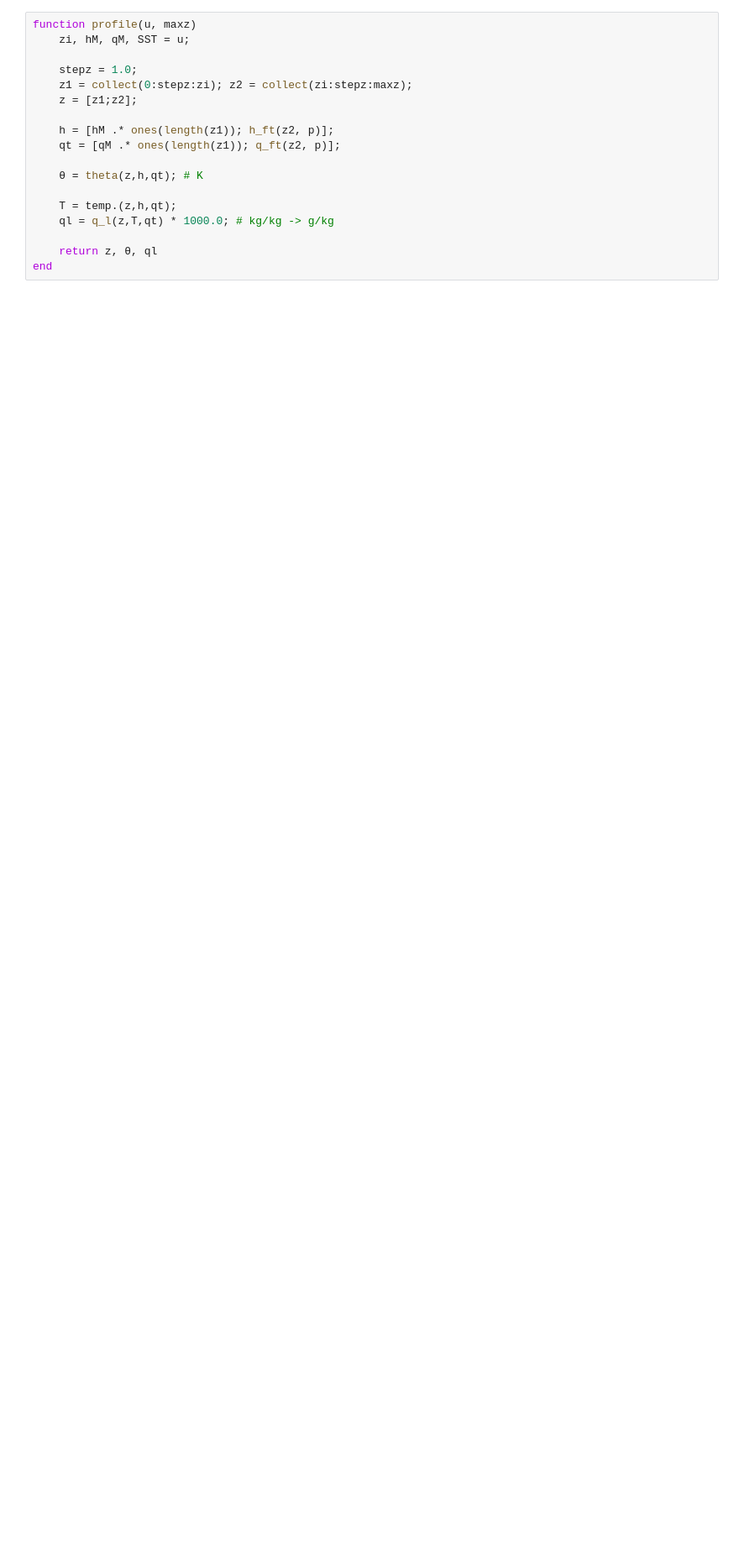
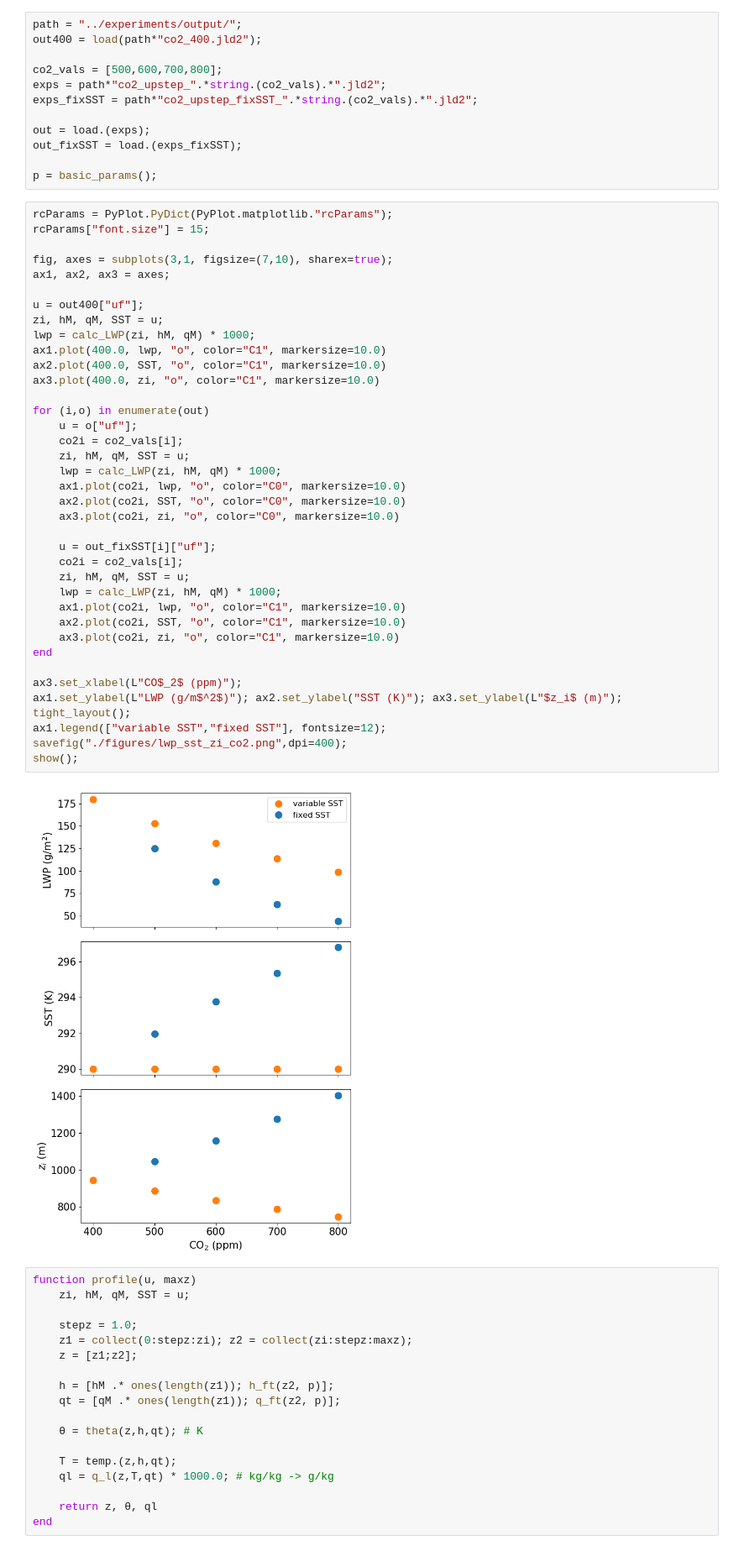
Before and after one commit to claresinger/MixedLayerModel.jl, a Jupyter notebook: plotting/co2_profiles.ipynb, the cells around one changed output. Shown at 84% size. Cells and saved outputs as stored; diff of their text form; blank space fills up the shorter version.

```diff
--- a/plotting/co2_profiles.ipynb
+++ b/plotting/co2_profiles.ipynb
@@ -21,3 +6,55 @@ p = basic_params();
+# %%
+path = "../experiments/output/";
+out400 = load(path*"co2_400.jld2");
+
+co2_vals = [500,600,700,800];
+exps = path*"co2_upstep_".*string.(co2_vals).*".jld2";
+exps_fixSST = path*"co2_upstep_fixSST_".*string.(co2_vals).*".jld2";
+
+out = load.(exps);
+out_fixSST = load.(exps_fixSST);
+
+p = basic_params();
+# %%
+rcParams = PyPlot.PyDict(PyPlot.matplotlib."rcParams");
+rcParams["font.size"] = 15;
+
+fig, axes = subplots(3,1, figsize=(7,10), sharex=true);
+ax1, ax2, ax3 = axes;
+
+u = out400["uf"];
+zi, hM, qM, SST = u;
+lwp = calc_LWP(zi, hM, qM) * 1000;
+ax1.plot(400.0, lwp, "o", color="C1", markersize=10.0)
+ax2.plot(400.0, SST, "o", color="C1", markersize=10.0)
+ax3.plot(400.0, zi, "o", color="C1", markersize=10.0)
+
+for (i,o) in enumerate(out)
+    u = o["uf"];
+    co2i = co2_vals[i];
+    zi, hM, qM, SST = u;
+    lwp = calc_LWP(zi, hM, qM) * 1000;
+    ax1.plot(co2i, lwp, "o", color="C0", markersize=10.0)
+    ax2.plot(co2i, SST, "o", color="C0", markersize=10.0)
+    ax3.plot(co2i, zi, "o", color="C0", markersize=10.0)
+
+    u = out_fixSST[i]["uf"];
+    co2i = co2_vals[i];
+    zi, hM, qM, SST = u;
+    lwp = calc_LWP(zi, hM, qM) * 1000;
+    ax1.plot(co2i, lwp, "o", color="C1", markersize=10.0)
+    ax2.plot(co2i, SST, "o", color="C1", markersize=10.0)
+    ax3.plot(co2i, zi, "o", color="C1", markersize=10.0)
+end
+
+ax3.set_xlabel(L"CO$_2$ (ppm)");
+ax1.set_ylabel(L"LWP (g/m$^2$)"); ax2.set_ylabel("SST (K)"); ax3.set_ylabel(L"$z_i$ (m)");
+tight_layout();
+ax1.legend(["variable SST","fixed SST"], fontsize=12);
+savefig("./figures/lwp_sst_zi_co2.png",dpi=400);
+show();
+# %% [output]
+[figure, added]
 # %%
 function profile(u, maxz)
     zi, hM, qM, SST = u;
```
Also changed, not shown: parts of 3 cells of this notebook, 1 other file.
